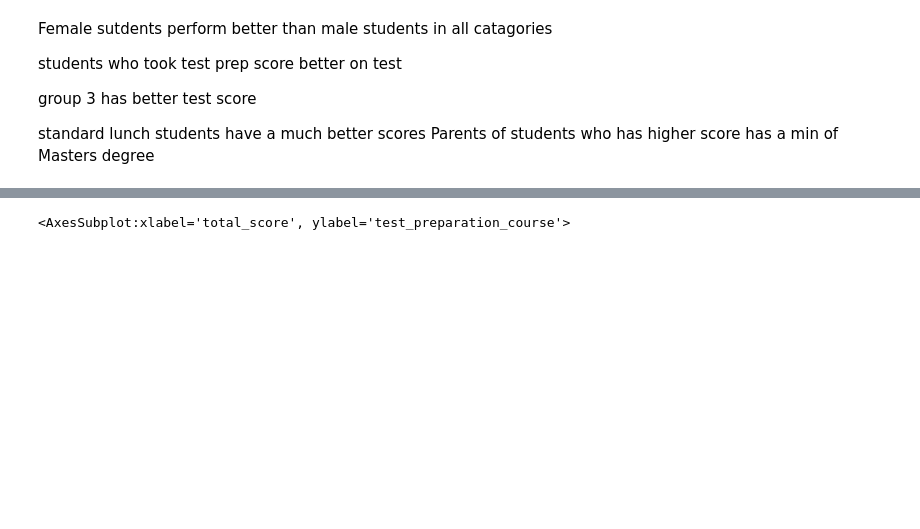
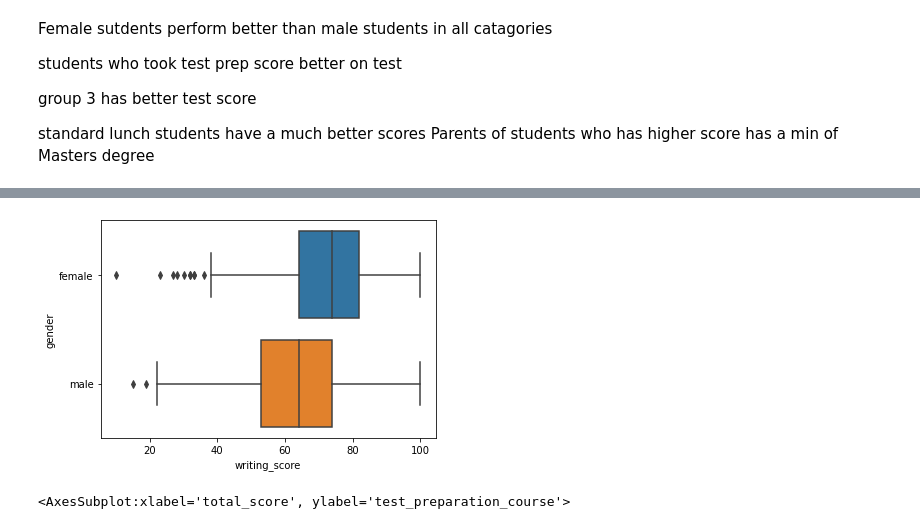
Before and after one commit to Manishram-ai/ML--Dev, a Jupyter notebook: notebook/EDA.ipynb, the cells around one changed output, grey strips where cells are left out. Drawn from its saved outputs; the diff is of its cells as text; code cells hidden in the pictures; blank space fills up the shorter version.

```diff
--- a/notebook/EDA.ipynb
+++ b/notebook/EDA.ipynb
@@ -240,3 +253,16 @@ Parents of students who has higher score has a min of Masters degree
+# %%
+sns.boxplot(data=data,
+            y='gender',
+            x='writing_score',
+            )
+
+px.box(data,
+       y='gender',
+       x='writing_score',
+       template = 'plotly_dark'
+       )
+# %% [output]
+[figure, added]
 # %%
 import seaborn as sns
 # %%
```
Also changed, not shown: parts of 3 cells of this notebook.
